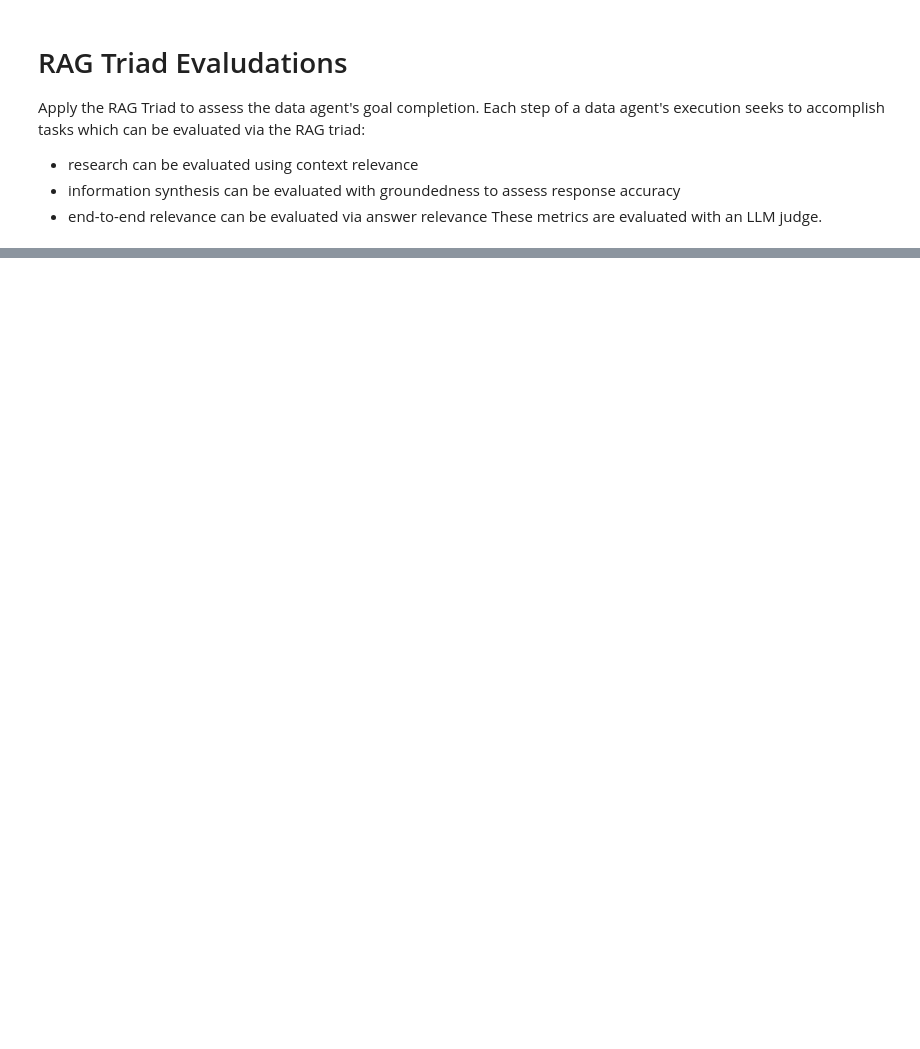
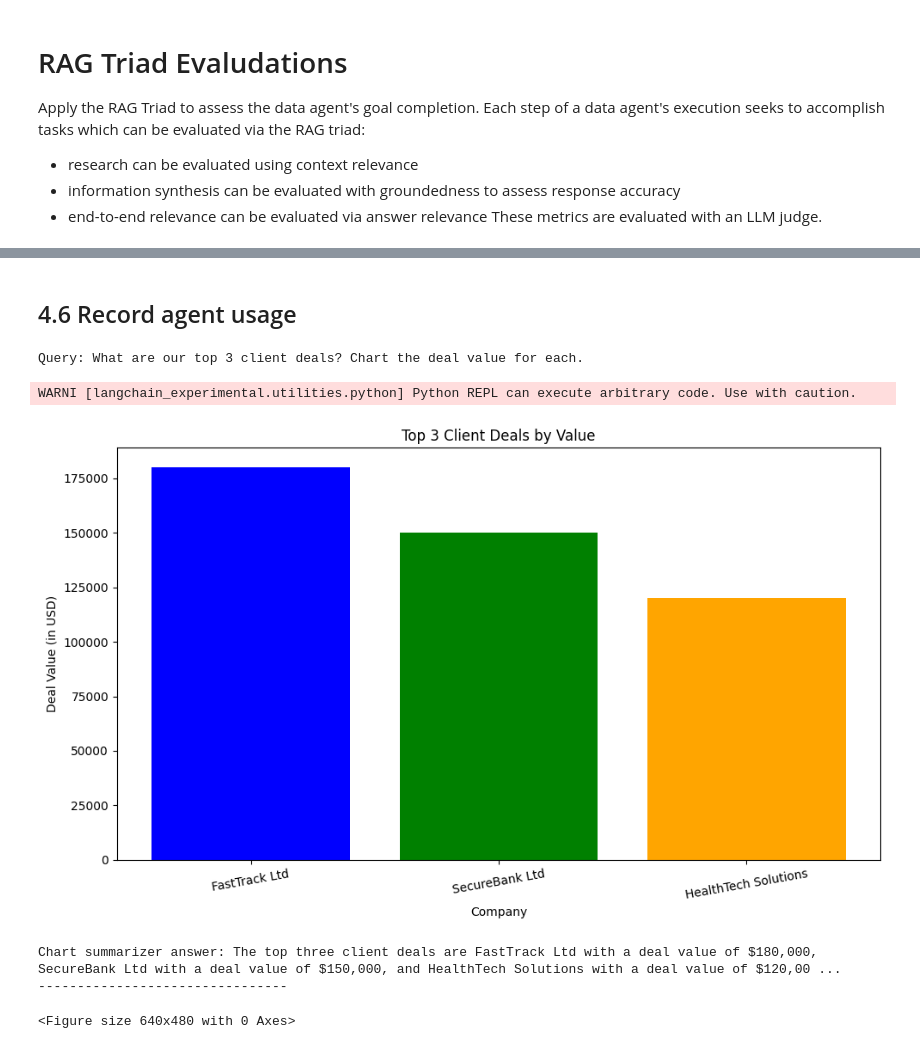
Before and after one commit to qiqixie509/data_agent, a Jupyter notebook: observe_agent_performance.ipynb, the cells around one changed output, grey strips where cells are left out. Saved outputs shown, nothing was run; the diff lists cells and outputs as text; code cells hidden in the pictures; blank space fills up the shorter version.

Commit message:
Adding agent performance observation

```diff
--- a/observe_agent_performance.ipynb
+++ b/observe_agent_performance.ipynb
@@ -44,13 +43,9 @@ f_groundedness = (
     .on_output()
 )
 # %%
-# Answer relevance Feedback Function
-'''
-promopt or user's query (on_input())
-response or final answer of the agent (on_output())
-'''
+# Question/answer relevance between overall question and answer.
 f_answer_relevance = (
-    Feedback(provider.relevance_with_cot_reasons, name = "Answer relevance")
+    Feedback(provider.relevance_with_cot_reasons, name="Answer Relevance")
     .on_input()
     .on_output()
 )
@@ -179,16 +210,28 @@ AttributeError: type object 'Default' has no attribute 'mcp_span'
-# %%
-from trulens.apps.langgraph import TruGraph
-
-tru_recorder = TruGraph(
-    graph,
-    app_name="Sales Data Agent",
-    app_version="L4: Base",
-    feedbacks=[
-        f_answer_relevance,
-        f_context_relevance,
-        f_groundedness,
-    ],
-)
+# %% [markdown]
+## 4.6 Record agent usage
+# %%
+from langchain.schema import HumanMessage
+
+with tru_recorder as recording:
+    query = "What are our top 3 client deals? Chart the deal value for each."
+    print(f"Query: {query}")
+    state = {
+                "messages": [HumanMessage(content=query)],
+                "user_query": query,
+                "enabled_agents": ["cortex_researcher", "web_researcher",
+                                   "chart_generator", "chart_summarizer",
+                                   "synthesizer"],
+            }
+    graph.invoke(state)
+
+    print("--------------------------------")
+# %% [output]
+Query: What are our top 3 client deals? Chart the deal value for each.
+WARNI [langchain_experimental.utilities.python] Python REPL can execute arbitrary code. Use with caution.
+[figure, added]
+Chart summarizer answer: The top three client deals are FastTrack Ltd with a deal value of $180,000, SecureBank Ltd with a deal value of $150,000, and HealthTech Solutions with a deal value of $120,00 ...
+--------------------------------
+<Figure size 640x480 with 0 Axes>
 # %%
 with tru_recorder as recording:
     query = "Identify our pending deals, research if they may be experiencing regulatory changes, and using the meeting notes for each customer, provide a new value proposition for each given the regulatory changes."
```
Also changed, not shown: parts of 18 cells of this notebook, 1 other file.
